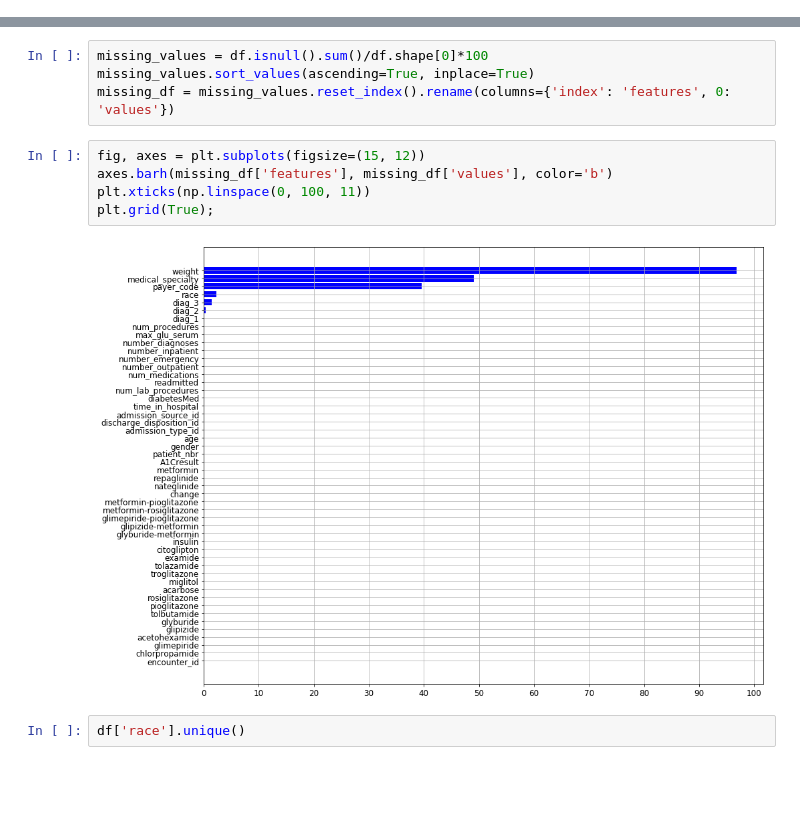
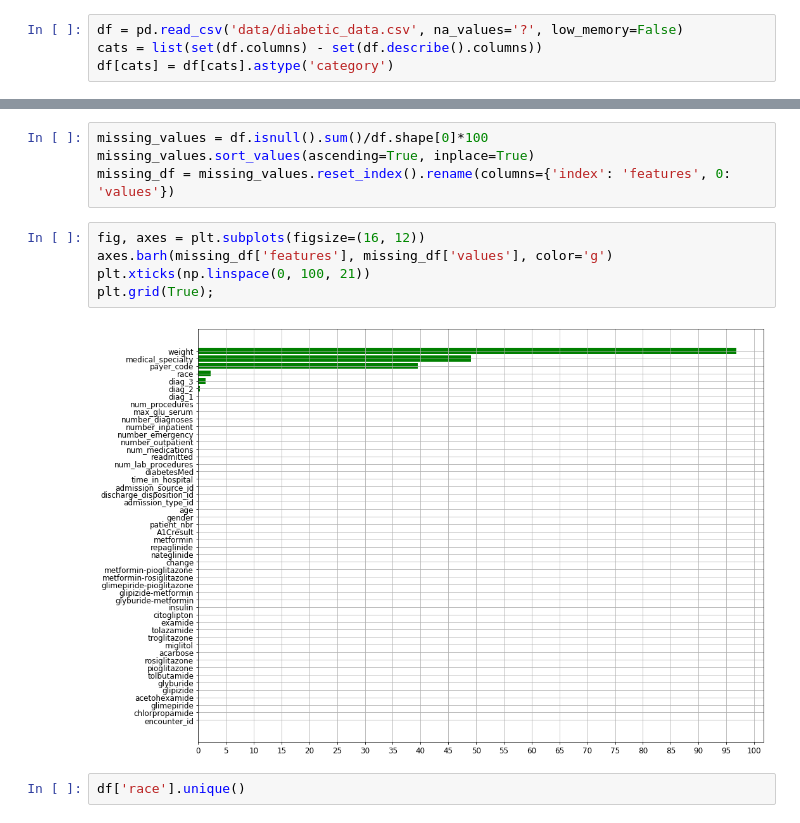
Before and after one commit to capac/kaggle-notebooks, a Jupyter notebook: diabetes-in-130-US-hospitals/diabetes.ipynb, the cells around one changed output, grey strips where cells are left out. Drawn from its saved outputs; the diff is of its cells as text; blank space fills up the shorter version.

```diff
--- a/diabetes-in-130-US-hospitals/diabetes.ipynb
+++ b/diabetes-in-130-US-hospitals/diabetes.ipynb
@@ -16,3 +32,7 @@ df = pd.read_csv('data/diabetic_data.csv', na_values='?', low_memory=False, dtyp
+# %%
+df = pd.read_csv('data/diabetic_data.csv', na_values='?', low_memory=False)
+cats = list(set(df.columns) - set(df.describe().columns))
+df[cats] = df[cats].astype('category')
 # %%
 df.head()
 # %% [output]
@@ -93,12 +101,12 @@ missing_values = df.isnull().sum()/df.shape[0]*100
 missing_values.sort_values(ascending=True, inplace=True)
 missing_df = missing_values.reset_index().rename(columns={'index': 'features', 0: 'values'})
 # %%
-fig, axes = plt.subplots(figsize=(15, 12))
-axes.barh(missing_df['features'], missing_df['values'], color='b')
-plt.xticks(np.linspace(0, 100, 11))
+fig, axes = plt.subplots(figsize=(16, 12))
+axes.barh(missing_df['features'], missing_df['values'], color='g')
+plt.xticks(np.linspace(0, 100, 21))
 plt.grid(True);
 # %% [output]
-[figure, old version]
+[figure, new version]
 # %%
 df['race'].unique()
 # %% [output]
```
Also changed, not shown: parts of 14 cells of this notebook.
